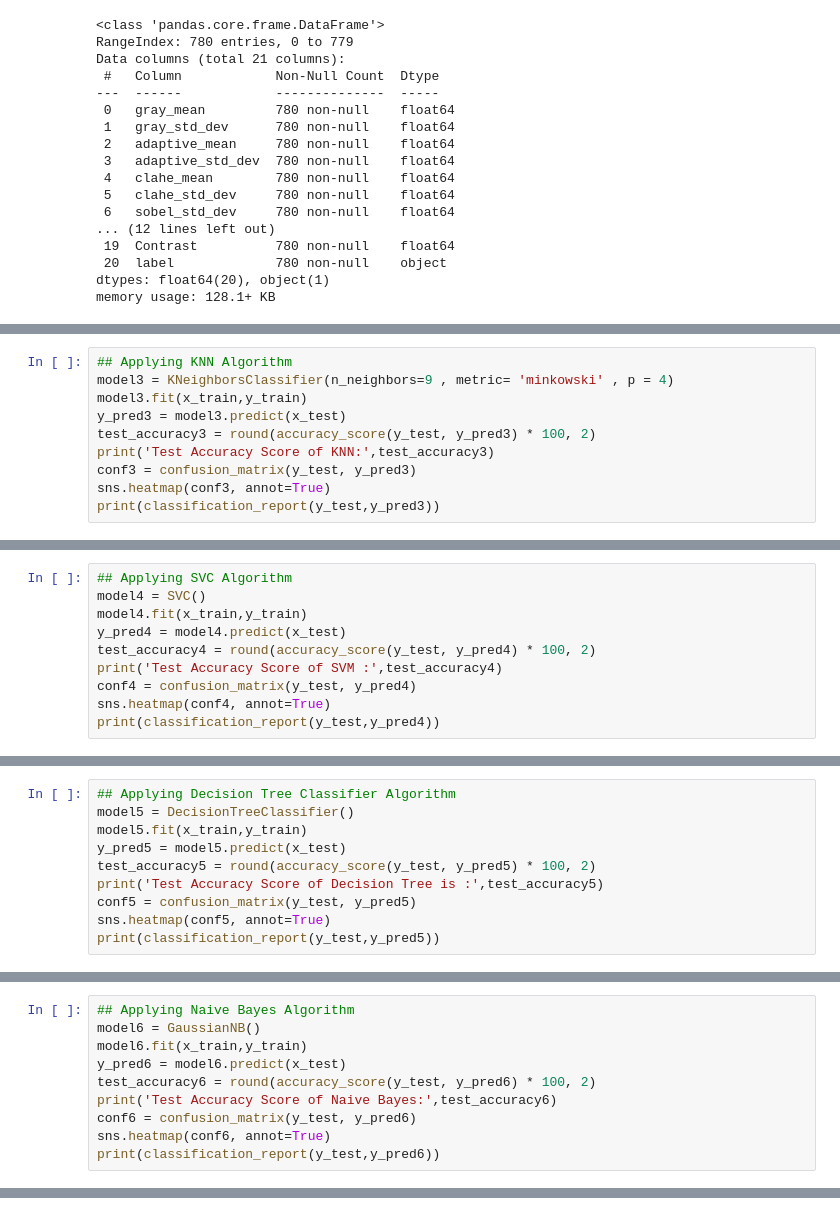
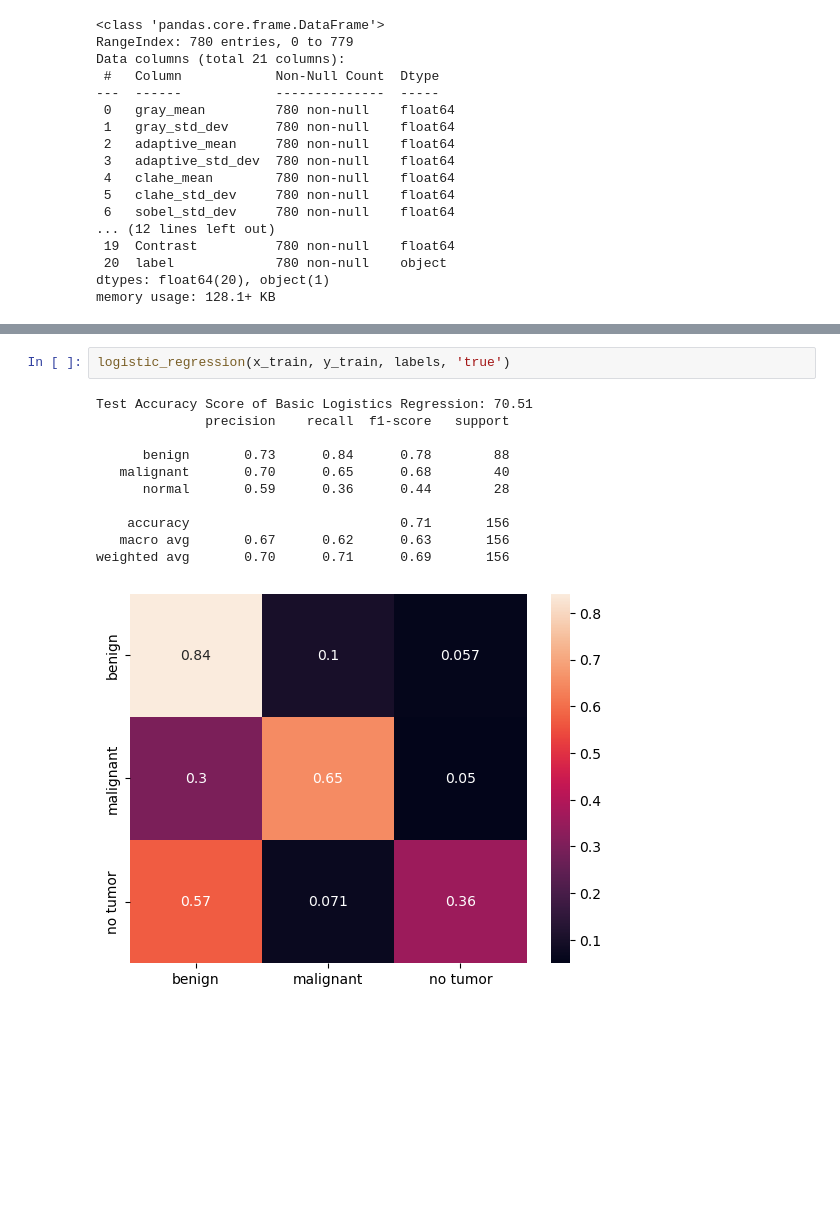
Before and after one commit to SamTheMar/Breast_Tumor_AII, a Jupyter notebook: Classification_ML.ipynb, the cells around one changed output, grey strips where cells are left out. Cells and saved outputs as stored; diff of their text form; blank space fills up the shorter version.

```diff
--- a/Classification_ML.ipynb
+++ b/Classification_ML.ipynb
@@ -242,10 +206,0 @@ weighted avg       0.74      0.72      0.70       156
-# %%
-## Applying KNN Algorithm
-model3 = KNeighborsClassifier(n_neighbors=9 , metric= 'minkowski' , p = 4)
-model3.fit(x_train,y_train)
-y_pred3 = model3.predict(x_test)
-test_accuracy3 = round(accuracy_score(y_test, y_pred3) * 100, 2)
-print('Test Accuracy Score of KNN:',test_accuracy3)
-conf3 = confusion_matrix(y_test, y_pred3)
-sns.heatmap(conf3, annot=True)
-print(classification_report(y_test,y_pred3))
@@ -264,10 +206,0 @@ weighted avg       0.63      0.63      0.62       156
-# %%
-## Applying SVC Algorithm
-model4 = SVC()
-model4.fit(x_train,y_train)
-y_pred4 = model4.predict(x_test)
-test_accuracy4 = round(accuracy_score(y_test, y_pred4) * 100, 2)
-print('Test Accuracy Score of SVM :',test_accuracy4)
-conf4 = confusion_matrix(y_test, y_pred4)
-sns.heatmap(conf4, annot=True)
-print(classification_report(y_test,y_pred4))
@@ -286,10 +206,0 @@ weighted avg       0.66      0.63      0.58       156
-# %%
-## Applying Decision Tree Classifier Algorithm
-model5 = DecisionTreeClassifier()
-model5.fit(x_train,y_train)
-y_pred5 = model5.predict(x_test)
-test_accuracy5 = round(accuracy_score(y_test, y_pred5) * 100, 2)
-print('Test Accuracy Score of Decision Tree is :',test_accuracy5)
-conf5 = confusion_matrix(y_test, y_pred5)
-sns.heatmap(conf5, annot=True)
-print(classification_report(y_test,y_pred5))
@@ -308,10 +206,0 @@ weighted avg       0.59      0.60      0.59       156
-# %%
-## Applying Naive Bayes Algorithm
-model6 = GaussianNB()
-model6.fit(x_train,y_train)
-y_pred6 = model6.predict(x_test)
-test_accuracy6 = round(accuracy_score(y_test, y_pred6) * 100, 2)
-print('Test Accuracy Score of Naive Bayes:',test_accuracy6)
-conf6 = confusion_matrix(y_test, y_pred6)
-sns.heatmap(conf6, annot=True)
-print(classification_report(y_test,y_pred6))
@@ -329,0 +207,14 @@ weighted avg       0.55      0.49      0.50       156
+# %%
+logistic_regression(x_train, y_train, labels, 'true')
+# %% [output]
+Test Accuracy Score of Basic Logistics Regression: 70.51
+              precision    recall  f1-score   support
+
+      benign       0.73      0.84      0.78        88
+   malignant       0.70      0.65      0.68        40
+      normal       0.59      0.36      0.44        28
+
+    accuracy                           0.71       156
+   macro avg       0.67      0.62      0.63       156
+weighted avg       0.70      0.71      0.69       156
+[figure, added]
```
Also changed, not shown: parts of 39 cells of this notebook.
